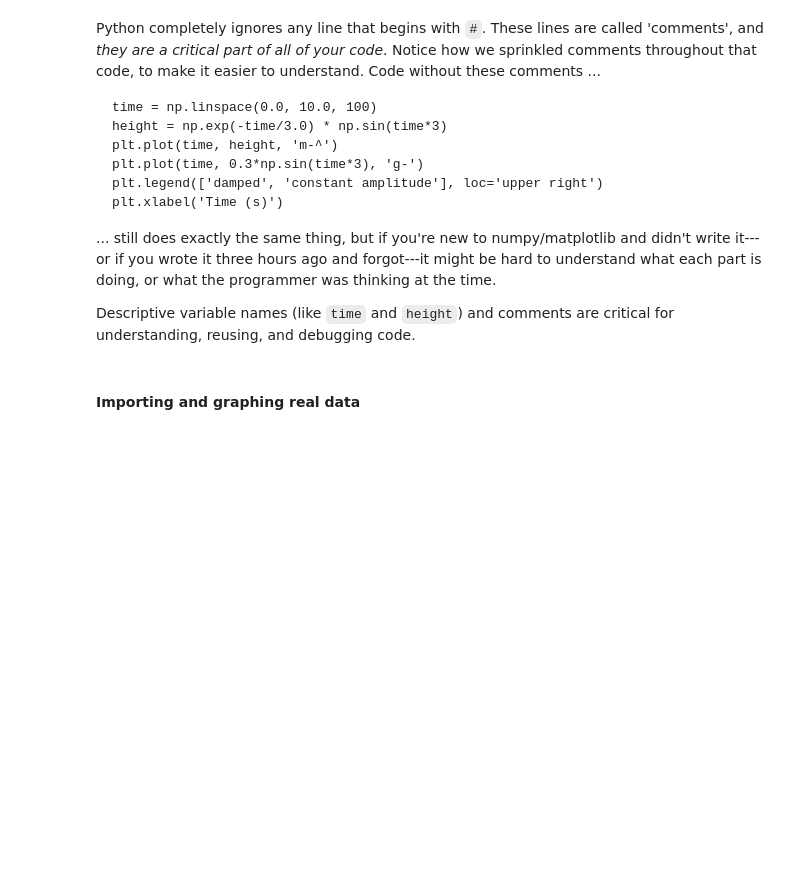
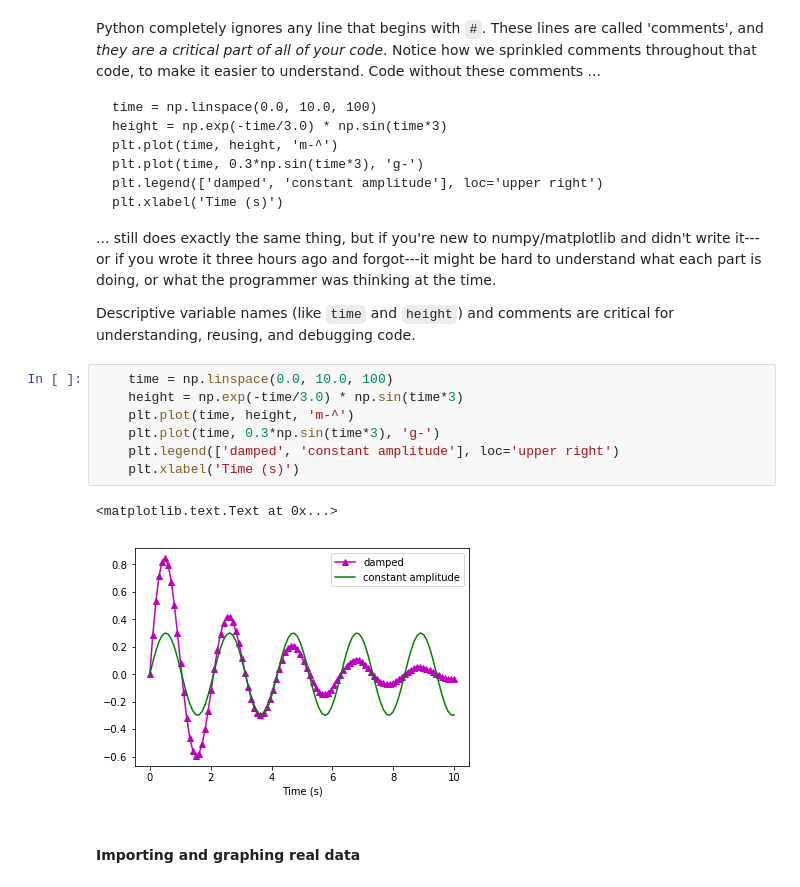
Before and after one commit to ds-connectors/PHYSICS-88, a Jupyter notebook: fa20/Week01-02/Lecture01.ipynb, the cells around one changed output. Saved outputs shown, nothing was run; the diff lists cells and outputs as text; blank space fills up the shorter version.

```diff
--- a/fa20/Week01-02/Lecture01.ipynb
+++ b/fa20/Week01-02/Lecture01.ipynb
@@ -145,6 +148,16 @@ Python completely ignores any line that begins with `#`. These lines are called
 ... still does exactly the same thing, but if you're new to numpy/matplotlib and didn't write it---or if you wrote it three hours ago and forgot---it might be hard to understand what each part is doing, or what the programmer was thinking at the time.
 
 Descriptive variable names (like `time` and `height`) and comments are critical for understanding, reusing, and debugging code.
+# %%
+    time = np.linspace(0.0, 10.0, 100)
+    height = np.exp(-time/3.0) * np.sin(time*3)
+    plt.plot(time, height, 'm-^')
+    plt.plot(time, 0.3*np.sin(time*3), 'g-')
+    plt.legend(['damped', 'constant amplitude'], loc='upper right')
+    plt.xlabel('Time (s)')
+# %% [output]
+<matplotlib.text.Text at 0x...>
+[figure, added]
 # %% [markdown]
 #### Importing and graphing real data
 # %% [markdown]
```
Also changed, not shown: parts of 57 cells of this notebook, 5 other files.
